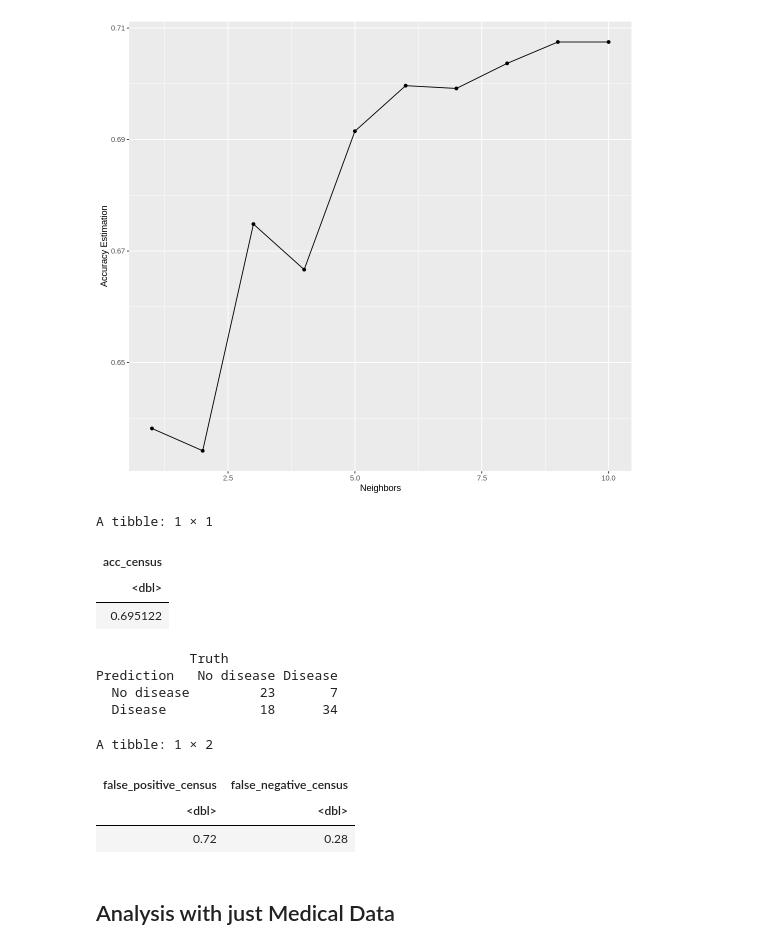
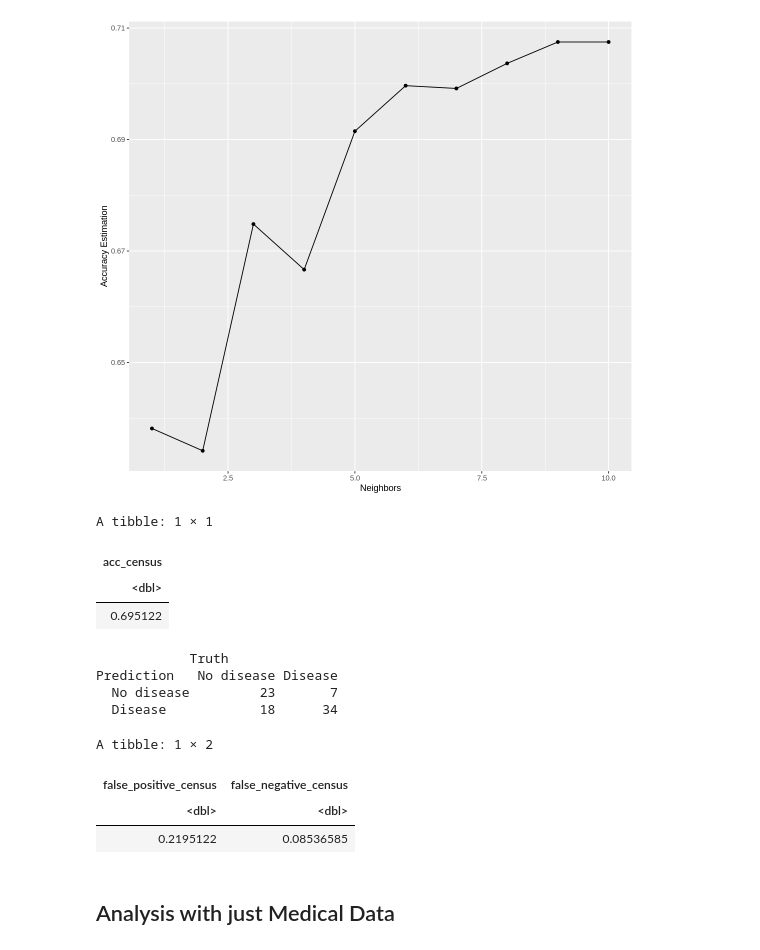
Before and after one commit to Phoebeml/Group20_DSCI100, a Jupyter notebook: Group20Project.ipynb, the cells around one changed output. Drawn from its saved outputs; the diff is of its cells as text; code cells hidden in the pictures.

```diff
--- a/Group20Project.ipynb
+++ b/Group20Project.ipynb
@@ -272,36 +259,36 @@ heart_predicted_census <- predict(heart_fit_census, heart_test_census) |>
 acc_census <- heart_predicted_census |>
     metrics(truth = num, estimate = .pred_class) |>
     filter(.metric == "accuracy") |>
     select(.estimate) |>
     pull()
 tibble(acc_census)
 
 #create a confusion matrix with Truth and Prediction values of diagnosis
 confusion_census <- heart_predicted_census|>
              conf_mat(truth = num, estimate = .pred_class)
 confusion_census
 
 #Calculate the percentage wrong predictions that are false positive
-false_positive_census <- 18/25
+false_positive_census <- 18/82
 
 #Calculate the percentage wrong predictions that are false negative
-false_negative_census <- 7/25
+false_negative_census <- 7/82
 
 #Produce a tibble with false_positive and false_negative values
 tibble(false_positive_census, false_negative_census)
 # %% [output]
 A tibble: 1 × 1
 | acc_census |
 | <dbl> |
 | 0.695122 |
             Truth
 Prediction   No disease Disease
   No disease         23       7
   Disease            18      34
 A tibble: 1 × 2
 | false_positive_census | false_negative_census |
 | <dbl> | <dbl> |
-| 0.72 | 0.28 |
+| 0.2195122 | 0.08536585 |
 # %% [markdown]
 Analysis with just Medical Data
 -----
```
Also changed, not shown: parts of 6 cells of this notebook.
